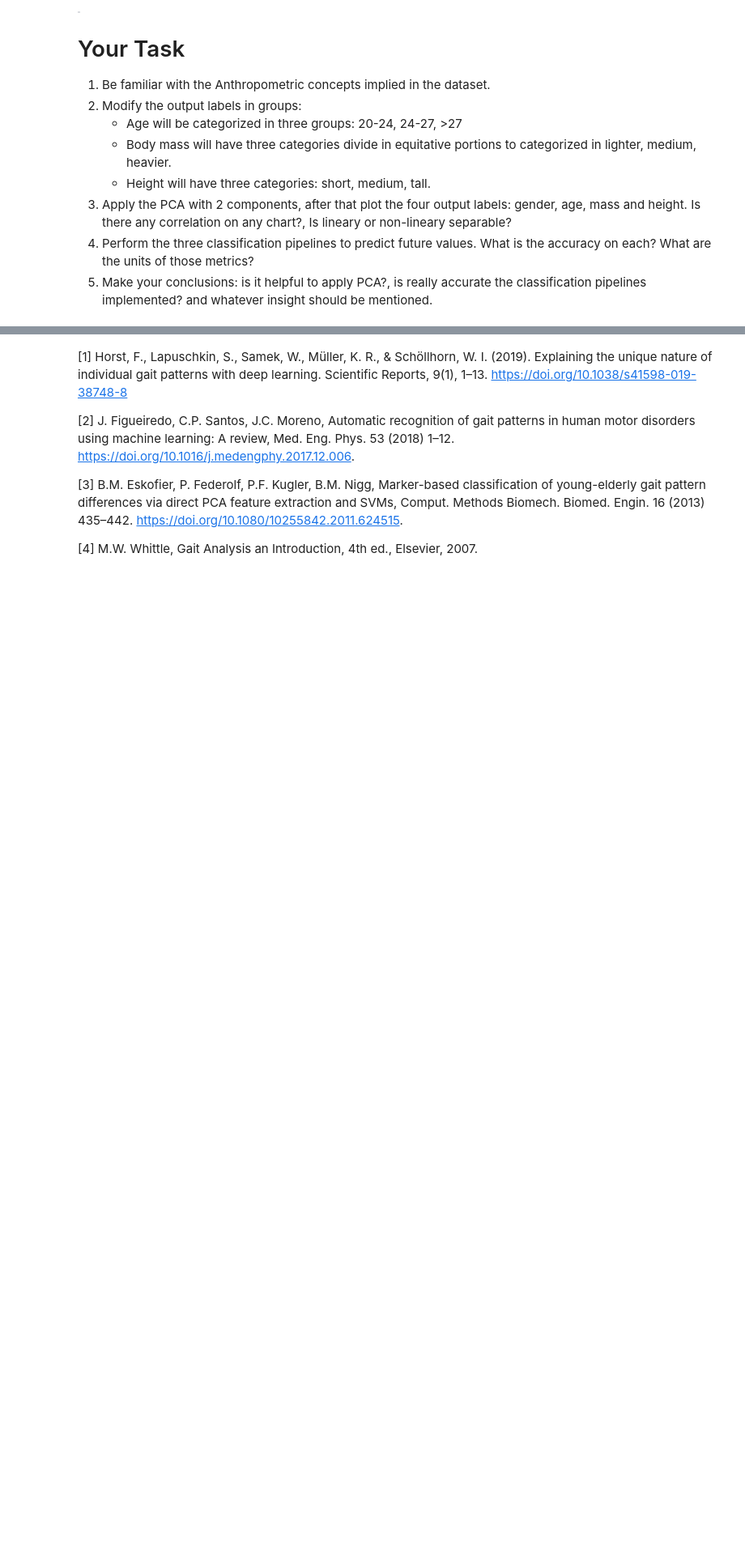
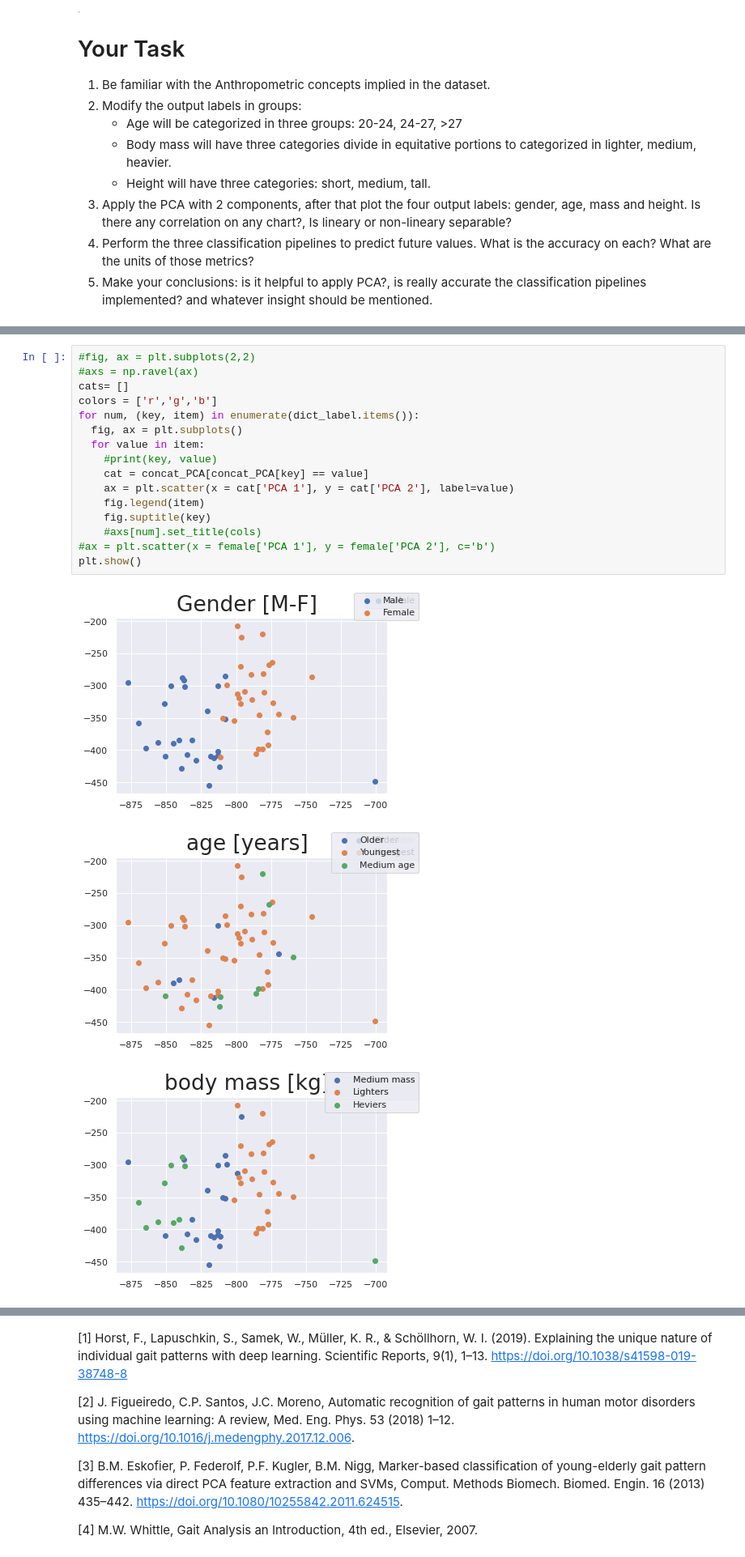
Before and after one commit to nikorose87/DJS-GA, a Jupyter notebook: PCA_n_kPCA_classification_solved.ipynb, the cells around one changed output, grey strips where cells are left out. Shown: that part at 81% size. Cells and saved outputs as stored; diff of their text form; blank space fills up the shorter version.

```diff
--- a/PCA_n_kPCA_classification_solved.ipynb
+++ b/PCA_n_kPCA_classification_solved.ipynb
@@ -356,0 +390,20 @@ The remaining variance after PCA is 0.008497668239817235
+# %%
+#fig, ax = plt.subplots(2,2)
+#axs = np.ravel(ax)
+cats= []
+colors = ['r','g','b']
+for num, (key, item) in enumerate(dict_label.items()):
+  fig, ax = plt.subplots()
+  for value in item:
+    #print(key, value)
+    cat = concat_PCA[concat_PCA[key] == value]
+    ax = plt.scatter(x = cat['PCA 1'], y = cat['PCA 2'], label=value)
+    fig.legend(item)
+    fig.suptitle(key)
+    #axs[num].set_title(cols)
+#ax = plt.scatter(x = female['PCA 1'], y = female['PCA 2'], c='b')
+plt.show()
+# %% [output]
+[figure, added]
+[figure, added]
+[figure, added]
```
Also changed, not shown: parts of 7 cells of this notebook.
